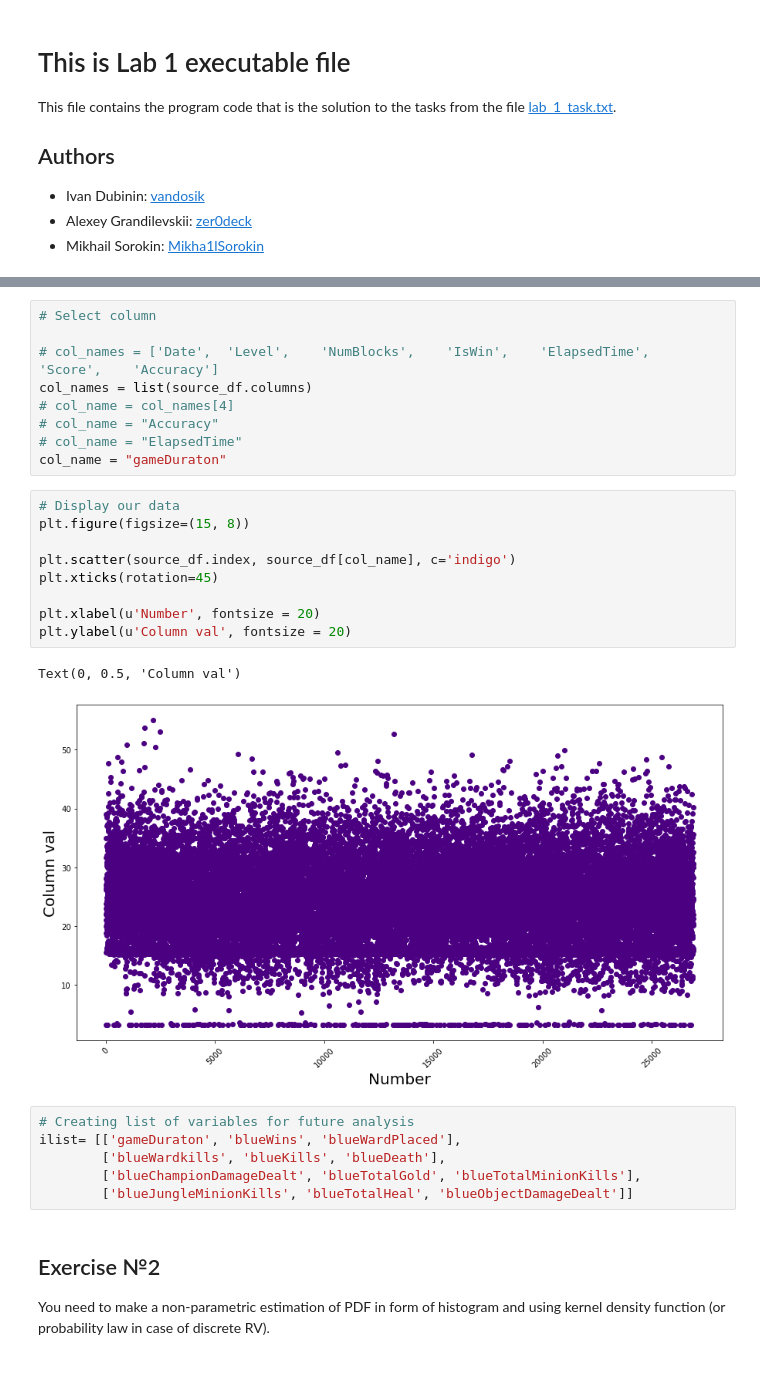
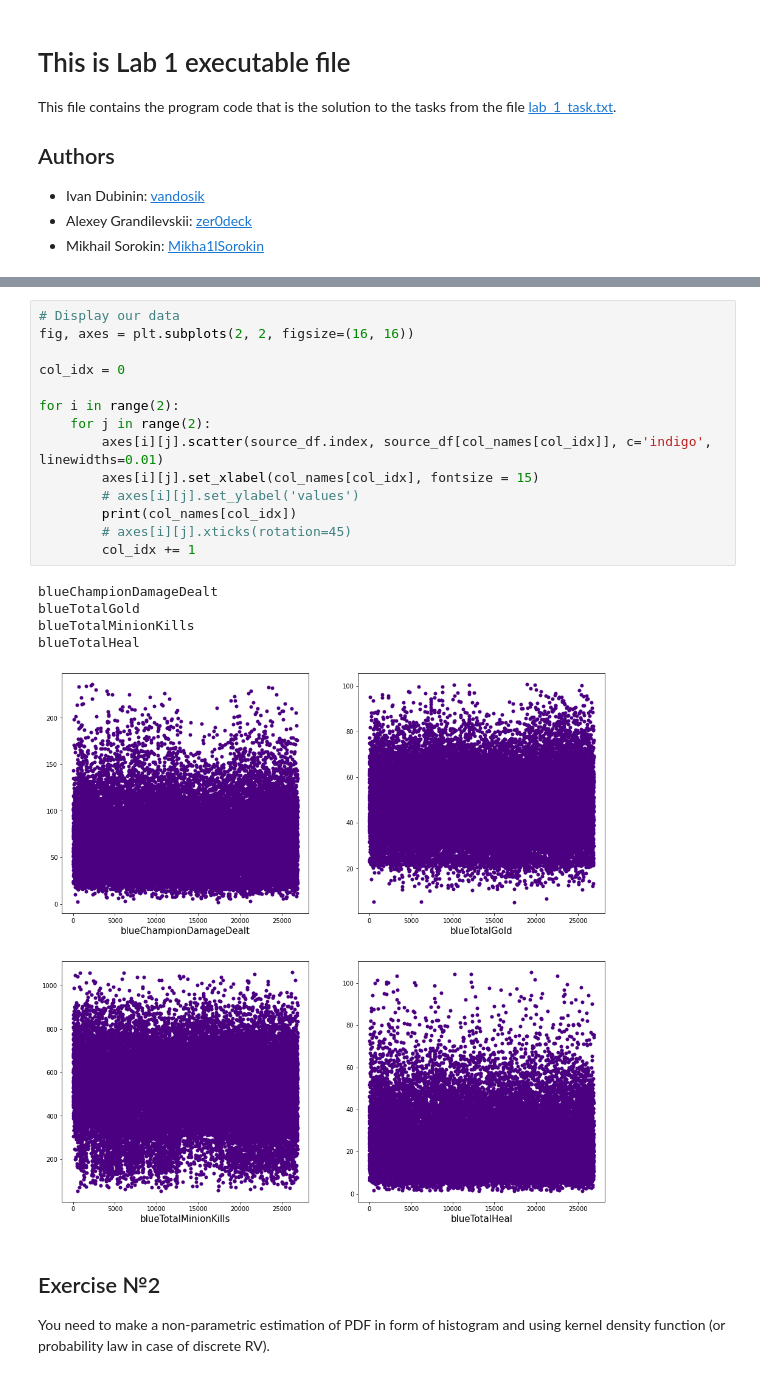
Before and after one commit to vandosik/M-M-MSA, a Jupyter notebook: Lab_1/lab_1_3thDataset.ipynb, the cells around one changed output, grey strips where cells are left out. Drawn from its saved outputs; the diff is of its cells as text.

```diff
--- a/Lab_1/lab_1_3thDataset.ipynb
+++ b/Lab_1/lab_1_3thDataset.ipynb
@@ -65,33 +88,26 @@ source_df.head(7)
 | 4 | 39.066667 | 1 | 114 | 35 | 27 | 40 | 134.826 | ... |
 | 5 | 26.116667 | 1 | 65 | 23 | 26 | 18 | 59.839 | ... |
 | 6 | 28.100000 | 0 | 72 | 26 | 16 | 31 | 70.270 | ... |
-# %%
-# Select column
-
-# col_names = ['Date',	'Level',	'NumBlocks',	'IsWin',	'ElapsedTime',	'Score',	'Accuracy']
-col_names = list(source_df.columns)
-# col_name = col_names[4]
-# col_name = "Accuracy"
-# col_name = "ElapsedTime"
-col_name = "gameDuraton"
-# %%
-# Display our data
-plt.figure(figsize=(15, 8))
-
-plt.scatter(source_df.index, source_df[col_name], c='indigo')
-plt.xticks(rotation=45)
-
-plt.xlabel(u'Number', fontsize = 20)
-plt.ylabel(u'Column val', fontsize = 20)
-# %% [output]
-Text(0, 0.5, 'Column val')
-[figure, removed]
-# %%
-# Creating list of variables for future analysis
-ilist= [['gameDuraton', 'blueWins', 'blueWardPlaced'],
-        ['blueWardkills', 'blueKills', 'blueDeath'],
-        ['blueChampionDamageDealt', 'blueTotalGold', 'blueTotalMinionKills'],
-        ['blueJungleMinionKills', 'blueTotalHeal', 'blueObjectDamageDealt']]
+# %%
+# Display our data
+fig, axes = plt.subplots(2, 2, figsize=(16, 16))
+
+col_idx = 0
+
+for i in range(2):
+    for j in range(2):
+        axes[i][j].scatter(source_df.index, source_df[col_names[col_idx]], c='indigo', linewidths=0.01)
+        axes[i][j].set_xlabel(col_names[col_idx], fontsize = 15)
+        # axes[i][j].set_ylabel('values')
+        print(col_names[col_idx])
+        # axes[i][j].xticks(rotation=45)
+        col_idx += 1
+# %% [output]
+blueChampionDamageDealt
+blueTotalGold
+blueTotalMinionKills
+blueTotalHeal
+[figure, added]
 # %% [markdown]
 ## Exercise №2
 You need to make a non-parametric estimation of PDF in form of histogram and using kernel density function (or probability law in case of discrete RV).
```
Also changed, not shown: parts of 11 cells of this notebook.
